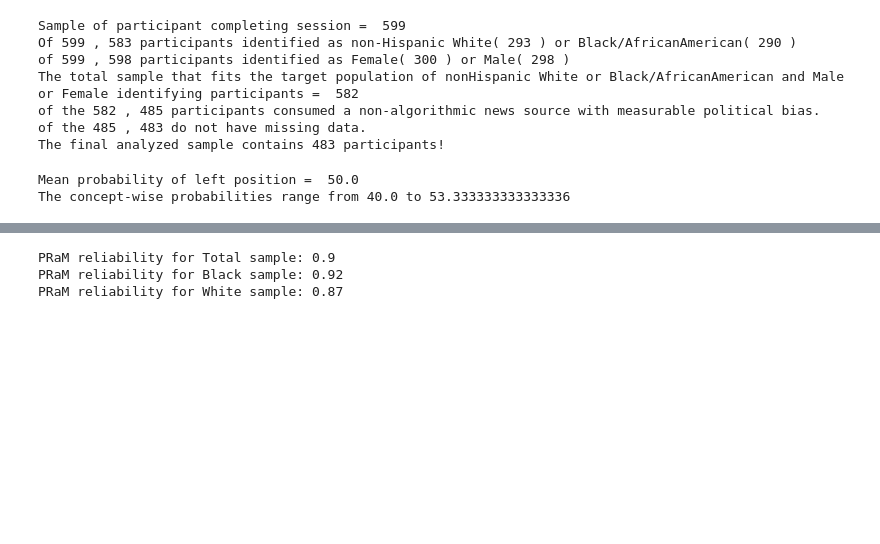
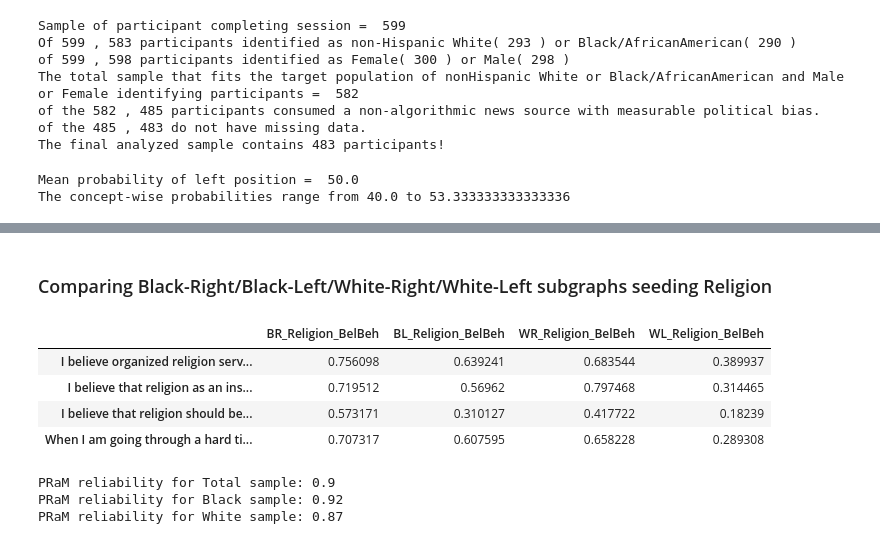
Before and after one commit to RobJavVar/SG_GeometryBasedBeliefsAndDecisions, a Jupyter notebook: notebooks/GeoBasedDecisions_AnalysisPipeline.ipynb, the cells around one changed output, grey strips where cells are left out. Cells and saved outputs as stored; diff of their text form; code cells hidden in the pictures; blank space fills up the shorter version.

```diff
--- a/notebooks/GeoBasedDecisions_AnalysisPipeline.ipynb
+++ b/notebooks/GeoBasedDecisions_AnalysisPipeline.ipynb
@@ -943,3 +993,34 @@ Mean News consumption bias for Black Participants: -0.67 ( SD = 1.67 ; 1=Left &
+# %% [markdown]
+### Comparing Black-Right/Black-Left/White-Right/White-Left subgraphs seeding Religion
+# %%
+#Create masks for identity-interaction
+BR_mask = ((socioDemographicData['Black or African American']==1) & (socioDemographicData['NewsBiasQuant']>0))
+BL_mask = ((socioDemographicData['Black or African American']==1) & (socioDemographicData['NewsBiasQuant']<0))
+WR_mask = ((socioDemographicData['Black or African American']==0) & (socioDemographicData['NewsBiasQuant']>0))
+WL_mask = ((socioDemographicData['Black or African American']==0) & (socioDemographicData['NewsBiasQuant']<0))
+
+#Create subgraph seeding 'Religion'
+Religion_PRaM = PRaM_rating.loc[:,PRaM_rating.columns.str.contains('religion', case=False)]
+BR_Religion_PRaM = Religion_PRaM[BR_mask].mean(axis=0)
+BL_Religion_PRaM = Religion_PRaM[BL_mask].mean(axis=0)
+WR_Religion_PRaM = Religion_PRaM[WR_mask].mean(axis=0)
+WL_Religion_PRaM = Religion_PRaM[WL_mask].mean(axis=0)
+RaceNews_Religion_PRaM = pd.DataFrame({'BR_Religion_PRaM':BR_Religion_PRaM, 'BL_Religion_PRaM':BL_Religion_PRaM, 'WR_Religion_PRaM':WR_Religion_PRaM, 'WL_Religion_PRaM':WL_Religion_PRaM})
+RaceNews_Religion_PRaM
+
+Religion_BelBeh = conceptBeliefDecision.loc[:,conceptBeliefDecision.columns.str.contains('religion', case=False)]
+BR_Religion_BelBeh = Religion_BelBeh[BR_mask].sum(axis=0)/sum(BR_mask)
+BL_Religion_BelBeh = Religion_BelBeh[BL_mask].sum(axis=0)/sum(BL_mask)
+WR_Religion_BelBeh = Religion_BelBeh[WR_mask].sum(axis=0)/sum(WR_mask)
+WL_Religion_BelBeh = Religion_BelBeh[WL_mask].sum(axis=0)/sum(WL_mask)
+RaceNews_Religion_BelBeh = pd.DataFrame({'BR_Religion_BelBeh':BR_Religion_BelBeh, 'BL_Religion_BelBeh':BL_Religion_BelBeh, 'WR_Religion_BelBeh':WR_Religion_BelBeh, 'WL_Religion_BelBeh':WL_Religion_BelBeh})
+RaceNews_Religion_BelBeh
+# %% [output]
+|  | BR_Religion_BelBeh | BL_Religion_BelBeh | WR_Religion_BelBeh | WL_Religion_BelBeh |
+| I believe organized religion serv... | 0.756098 | 0.639241 | 0.683544 | 0.389937 |
+| I believe that religion as an ins... | 0.719512 | 0.56962 | 0.797468 | 0.314465 |
+| I believe that religion should be... | 0.573171 | 0.310127 | 0.417722 | 0.18239 |
+| When I am going through a hard ti... | 0.707317 | 0.607595 | 0.658228 | 0.289308 |
 # %%
 # @title Descriptive analysis of PRaM
 #Subset data for Black and White Participants
```
Also changed, not shown: parts of 6 cells of this notebook.
